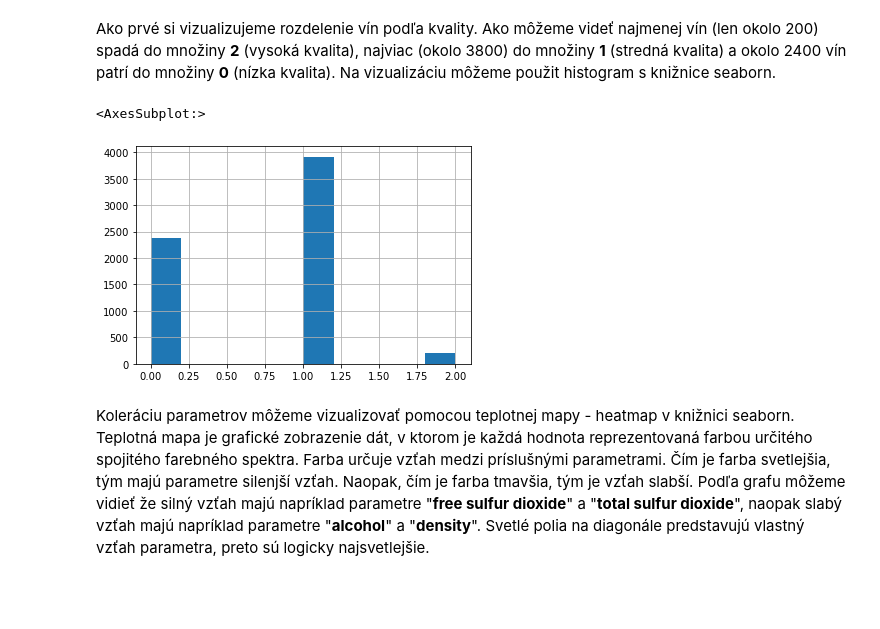
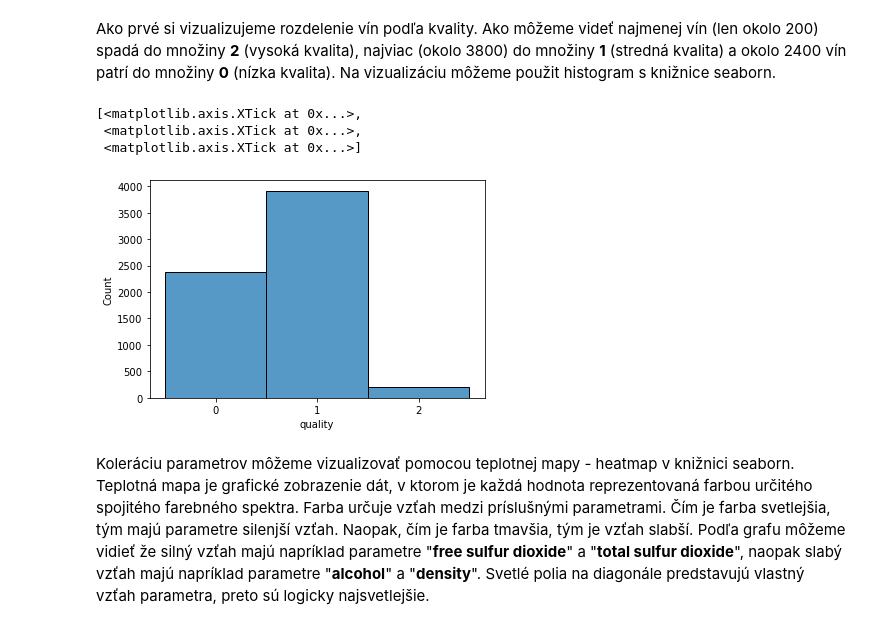
Before and after one commit to samodicer/Dicer_NS2021, a Jupyter notebook: wine_quality.ipynb, the cells around one changed output. Saved outputs shown, nothing was run; the diff lists cells and outputs as text; code cells hidden in the pictures; blank space fills up the shorter version.

```diff
--- a/wine_quality.ipynb
+++ b/wine_quality.ipynb
@@ -118,11 +117,15 @@ means
 <h2>Vizualizácia dát</h2>
 # %% [markdown]
 <p>Ako prvé si vizualizujeme rozdelenie vín podľa kvality. Ako môžeme videť najmenej vín (len okolo 200) spadá do množiny <b>2</b> (vysoká kvalita), najviac (okolo 3800) do množiny <b>1</b>  (stredná kvalita) a okolo 2400 vín patrí do množiny <b>0</b>  (nízka kvalita). Na vizualizáciu môžeme použit histogram s knižnice seaborn.</p>
-# %%
-dst['quality'].hist()
-# %% [output]
-<AxesSubplot:>
-[figure, removed]
+# %%
+#dst['quality'].shist(x="KVALITA (0 = nizka, 1 = stredna, 2 = vysoka)")
+ax = sns.histplot(data=dst['quality'])
+ax.set_xticks([0,1,2])
+# %% [output]
+[<matplotlib.axis.XTick at 0x...>,
+ <matplotlib.axis.XTick at 0x...>,
+ <matplotlib.axis.XTick at 0x...>]
+[figure, added]
 # %% [markdown]
 <p>Koleráciu parametrov môžeme vizualizovať pomocou teplotnej mapy - heatmap v knižnici seaborn. Teplotná mapa je grafické zobrazenie dát, v ktorom je každá hodnota reprezentovaná farbou určitého spojitého farebného spektra. Farba určuje vzťah medzi príslušnými parametrami. Čím je farba svetlejšia, tým majú parametre silenjší vzťah. Naopak, čím je farba tmavšia, tým je vzťah slabší. Podľa grafu môžeme vidieť že silný vzťah majú napríklad parametre "<b>free sulfur dioxide</b>" a "<b>total sulfur dioxide</b>", naopak slabý vzťah majú napríklad parametre "<b>alcohol</b>" a "<b>density</b>". Svetlé polia na diagonále predstavujú vlastný vzťah parametra, preto sú logicky najsvetlejšie.</p>
 # %%
```
Also changed, not shown: parts of 10 cells of this notebook, 1 other file.
